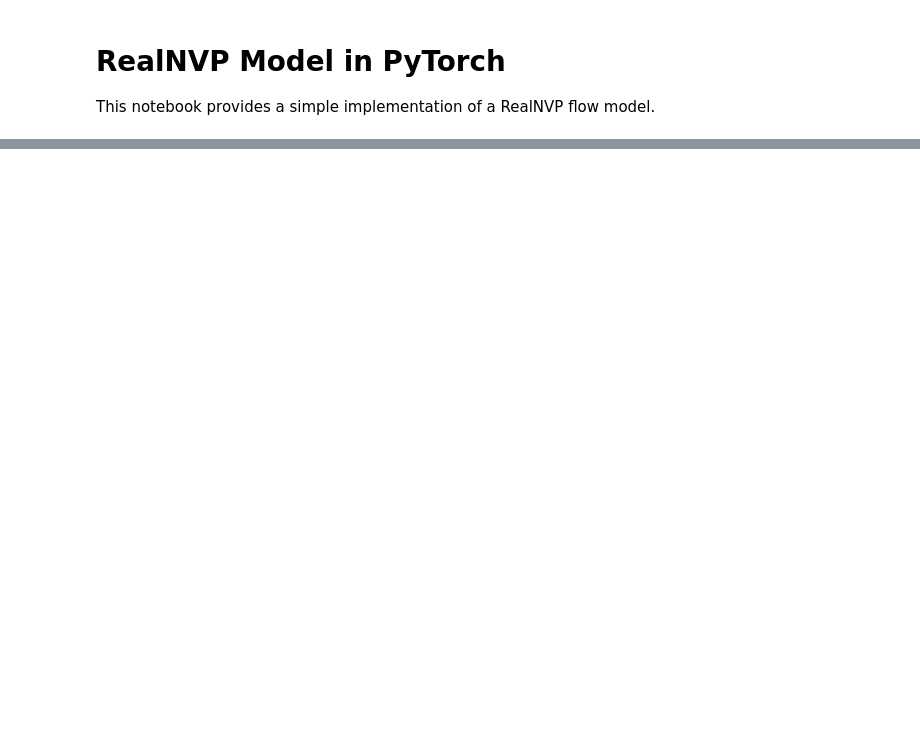
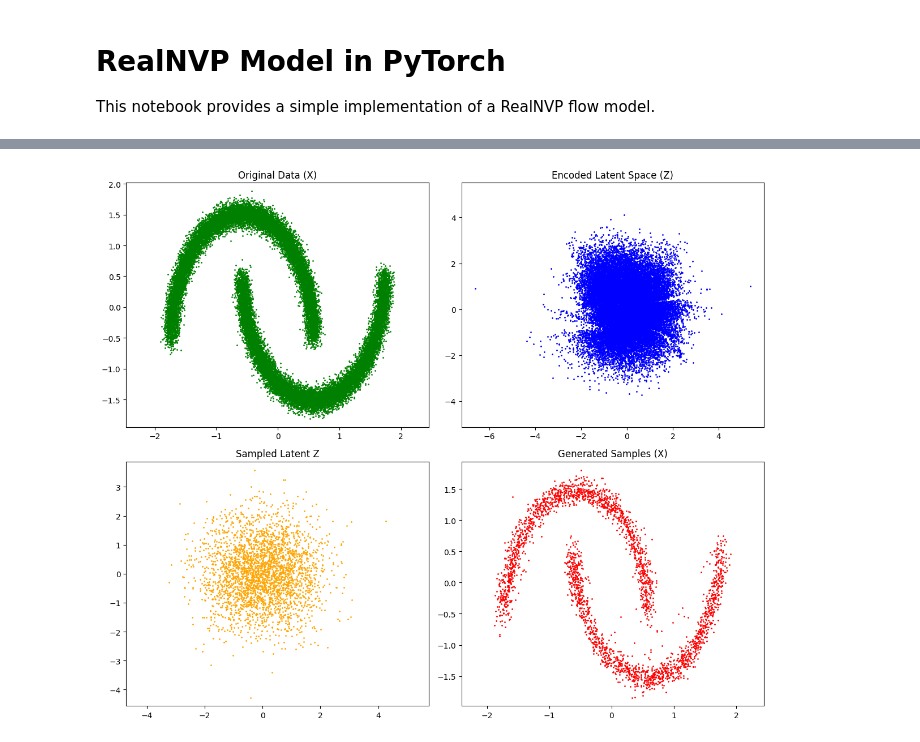
Before and after one commit to changezakram/Deep-Generative-Models, a Jupyter notebook: normalizing_flow_pytorch.ipynb, the cells around one changed output, grey strips where cells are left out. Cells and saved outputs as stored; diff of their text form; code cells hidden in the pictures; blank space fills up the shorter version.

```diff
--- a/normalizing_flow_pytorch.ipynb
+++ b/normalizing_flow_pytorch.ipynb
@@ -174,10 +150 @@ optimizer = torch.optim.Adam(model.parameters(), lr=learning_rate, weight_decay=
-# %%
-# Assume normalized_data is a (N, 2) torch tensor
-dataset = TensorDataset(normalized_data)
-train_size = int(0.8 * len(dataset))
-val_size = len(dataset) - train_size
-train_data, val_data = random_split(dataset, [train_size, val_size])
-
-train_loader = DataLoader(train_data, batch_size=256, shuffle=True)
-val_loader = DataLoader(val_data, batch_size=256)
 # %%
@@ -285,0 +193,35 @@ plt.show()
+# %%
+model.eval()
+with torch.no_grad():
+    z, _ = model(normalized_data, reverse=False)
+# %%
+with torch.no_grad():
+    z_samples = model.prior.sample((3000,))
+    x_samples, _ = model(z_samples, reverse=True)
+# %%
+f, axes = plt.subplots(2, 2, figsize=(12, 10))
+
+# Original data
+axes[0, 0].scatter(normalized_data[:, 0].cpu(), normalized_data[:, 1].cpu(), s=1, c='green')
+axes[0, 0].set_title("Original Data (X)")
+axes[0, 0].axis("equal")
+
+# Latent representation of data
+axes[0, 1].scatter(z[:, 0].cpu(), z[:, 1].cpu(), s=1, c='blue')
+axes[0, 1].set_title("Encoded Latent Space (Z)")
+axes[0, 1].axis("equal")
+
+# Random latent samples
+axes[1, 0].scatter(z_samples[:, 0].cpu(), z_samples[:, 1].cpu(), s=1, c='orange')
+axes[1, 0].set_title("Sampled Latent Z")
+axes[1, 0].axis("equal")
+
+# Transformed back to data
+axes[1, 1].scatter(x_samples[:, 0].cpu(), x_samples[:, 1].cpu(), s=1, c='red')
+axes[1, 1].set_title("Generated Samples (X)")
+axes[1, 1].axis("equal")
+
+plt.tight_layout()
+plt.show()
+# %% [output]
+[figure, added]
```
Also changed, not shown: parts of 17 cells of this notebook.
